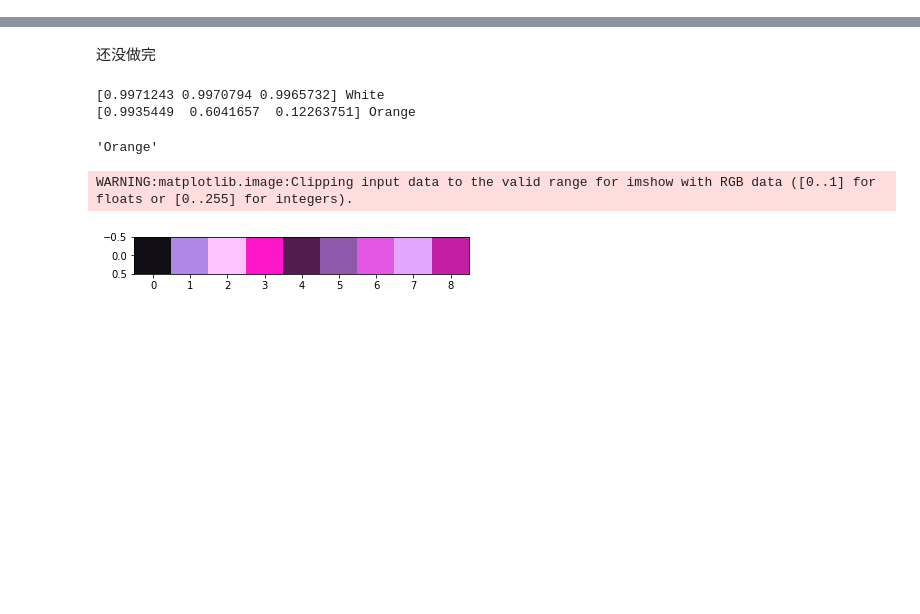
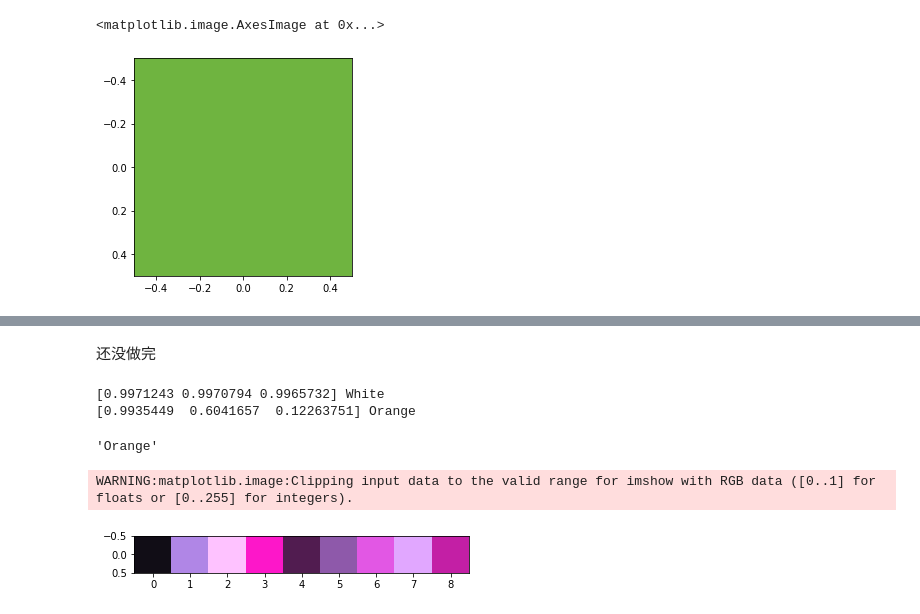
Before and after one commit to kurt980/GAN-logo_generator, a Jupyter notebook: GAN01.ipynb, the cells around one changed output, grey strips where cells are left out. Cells and saved outputs as stored; diff of their text form; code cells hidden in the pictures; blank space fills up the shorter version.

```diff
--- a/GAN01.ipynb
+++ b/GAN01.ipynb
@@ -100,0 +121,5 @@ plt.imshow(image)
+# %%
+plt.imshow([[[0.43881804, 0.70771885, 0.2516749]]])
+# %% [output]
+<matplotlib.image.AxesImage at 0x...>
+[figure, added]
```
Also changed, not shown: parts of 14 cells of this notebook.
